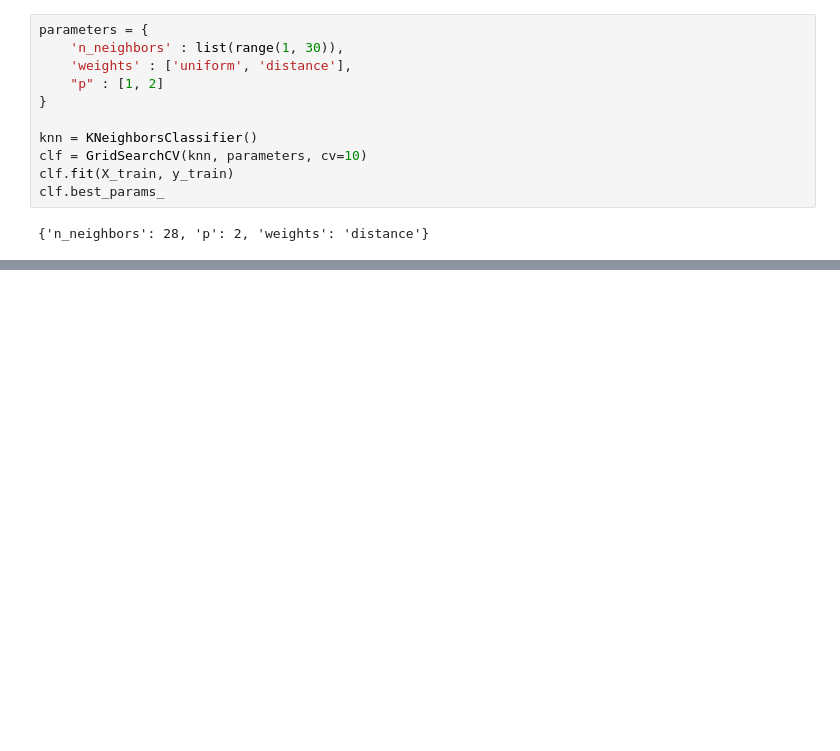
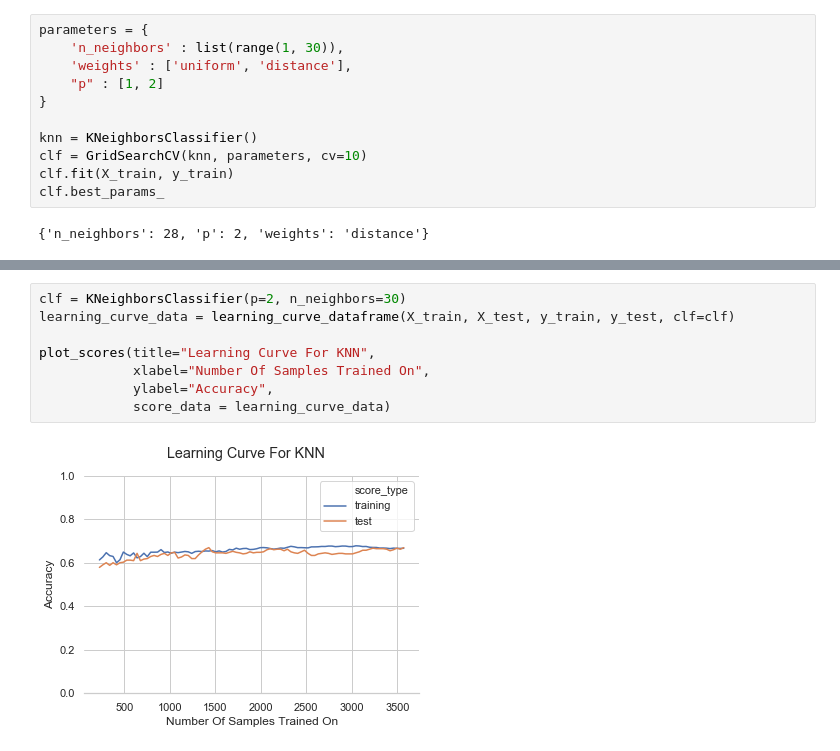
Before and after one commit to JonMcEntee/gatech, a Jupyter notebook: Machine Learning - Assignment 1.ipynb, the cells around one changed output, grey strips where cells are left out. Cells and saved outputs as stored; diff of their text form; blank space fills up the shorter version.

```diff
--- a/Machine Learning - Assignment 1.ipynb
+++ b/Machine Learning - Assignment 1.ipynb
@@ -200,0 +191,10 @@ plot_scores(title="KNN Accuracy Changes With K",
+# %%
+clf = KNeighborsClassifier(p=2, n_neighbors=30)
+learning_curve_data = learning_curve_dataframe(X_train, X_test, y_train, y_test, clf=clf)
+
+plot_scores(title="Learning Curve For KNN",
+            xlabel="Number Of Samples Trained On",
+            ylabel="Accuracy",
+            score_data = learning_curve_data)
+# %% [output]
+[figure, added]
```
Also changed, not shown: parts of 6 cells of this notebook.
